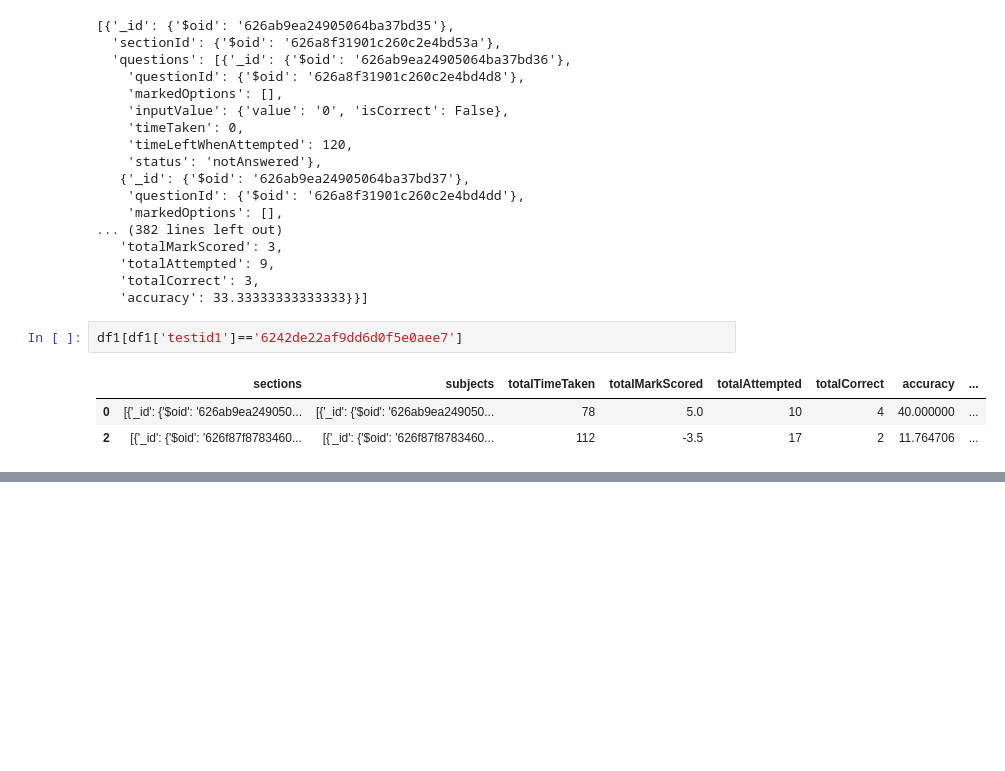
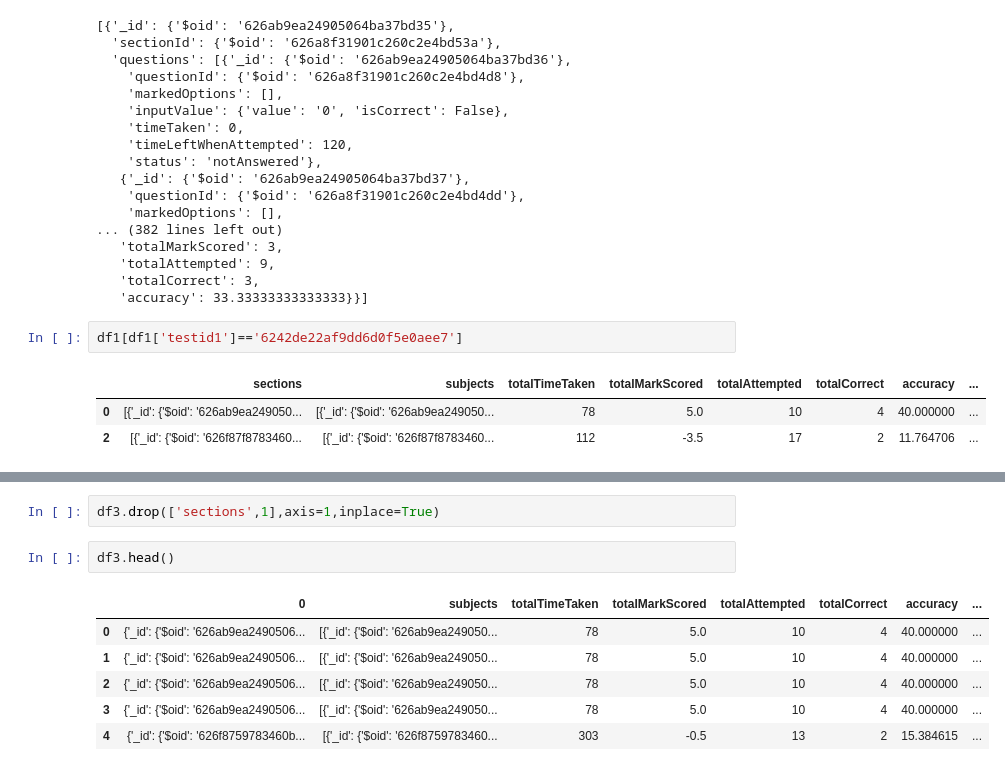
Before and after one commit to GV-mathongo-intern/testproj1, a Jupyter notebook: Untitled-1.ipynb, the cells around one changed output, grey strips where cells are left out. Drawn from its saved outputs; the diff is of its cells as text; blank space fills up the shorter version.

```diff
--- a/Untitled-1.ipynb
+++ b/Untitled-1.ipynb
@@ -138,0 +172,11 @@ df1[df1['testid1']=='6242de22af9dd6d0f5e0aee7']
+# %%
+df3.drop(['sections',1],axis=1,inplace=True)
+# %%
+df3.head()
+# %% [output]
+|  | 0 | subjects | totalTimeTaken | totalMarkScored | totalAttempted | totalCorrect | accuracy | ... |
+| 0 | {'_id': {'$oid': '626ab9ea2490506... | [{'_id': {'$oid': '626ab9ea249050... | 78 | 5.0 | 10 | 4 | 40.000000 | ... |
+| 1 | {'_id': {'$oid': '626ab9ea2490506... | [{'_id': {'$oid': '626ab9ea249050... | 78 | 5.0 | 10 | 4 | 40.000000 | ... |
+| 2 | {'_id': {'$oid': '626ab9ea2490506... | [{'_id': {'$oid': '626ab9ea249050... | 78 | 5.0 | 10 | 4 | 40.000000 | ... |
+| 3 | {'_id': {'$oid': '626ab9ea2490506... | [{'_id': {'$oid': '626ab9ea249050... | 78 | 5.0 | 10 | 4 | 40.000000 | ... |
+| 4 | {'_id': {'$oid': '626f8759783460b... | [{'_id': {'$oid': '626f8759783460... | 303 | -0.5 | 13 | 2 | 15.384615 | ... |
```
Also changed, not shown: parts of 5 cells of this notebook.
